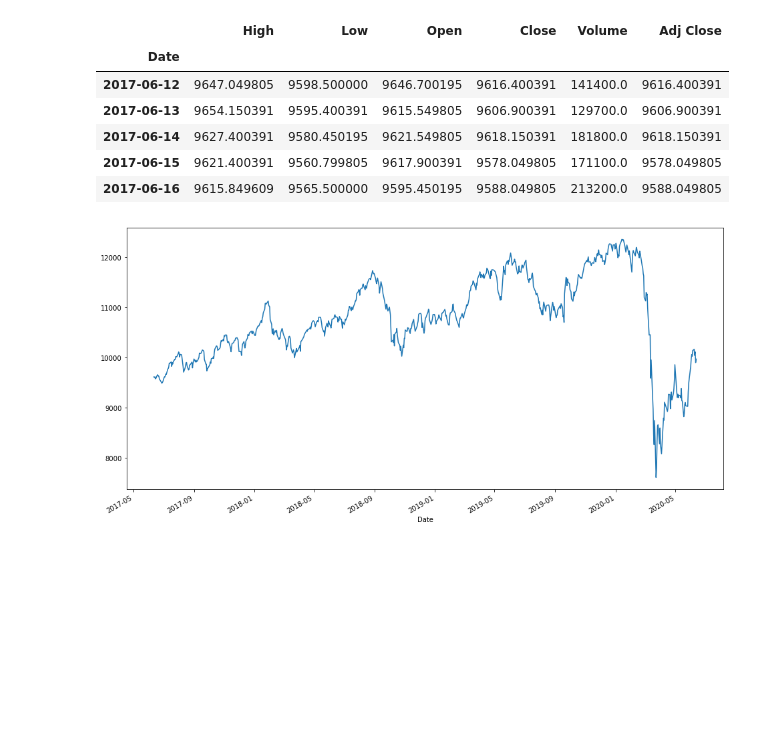
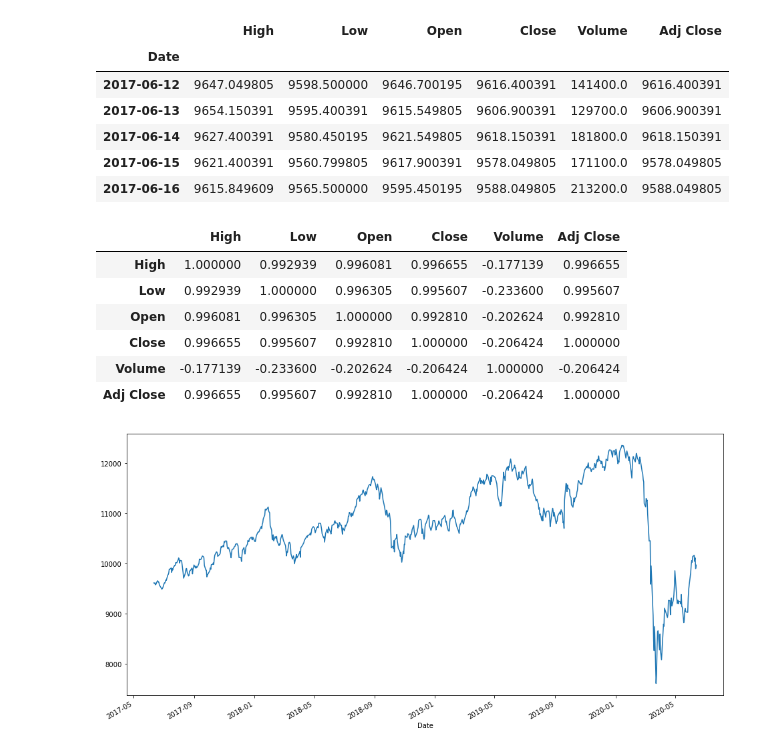
Before and after one commit to provats/NIFTY-Timeseries-prediction, a Jupyter notebook: Regression/Simple Linear Regression/simple_linear_regression.ipynb, the cells around one changed output. Saved outputs shown, nothing was run; the diff lists cells and outputs as text; code cells hidden in the pictures; blank space fills up the shorter version.

```diff
--- a/Regression/Simple Linear Regression/simple_linear_regression.ipynb
+++ b/Regression/Simple Linear Regression/simple_linear_regression.ipynb
@@ -24,6 +25,19 @@ data.head()
 | 2017-06-14 | 9627.400391 | 9580.450195 | 9621.549805 | 9618.150391 | 181800.0 | 9618.150391 |
 | 2017-06-15 | 9621.400391 | 9560.799805 | 9617.900391 | 9578.049805 | 171100.0 | 9578.049805 |
 | 2017-06-16 | 9615.849609 | 9565.500000 | 9595.450195 | 9588.049805 | 213200.0 | 9588.049805 |
+# %%
+rs = np.random.RandomState(0)
+df = pd.DataFrame(rs.rand(10, 10))
+corr = data.corr()
+corr.style.background_gradient(cmap='coolwarm')
+# %% [output]
+|  | High | Low | Open | Close | Volume | Adj Close |
+| High | 1.000000 | 0.992939 | 0.996081 | 0.996655 | -0.177139 | 0.996655 |
+| Low | 0.992939 | 1.000000 | 0.996305 | 0.995607 | -0.233600 | 0.995607 |
+| Open | 0.996081 | 0.996305 | 1.000000 | 0.992810 | -0.202624 | 0.992810 |
+| Close | 0.996655 | 0.995607 | 0.992810 | 1.000000 | -0.206424 | 1.000000 |
+| Volume | -0.177139 | -0.233600 | -0.202624 | -0.206424 | 1.000000 | -0.206424 |
+| Adj Close | 0.996655 | 0.995607 | 0.992810 | 1.000000 | -0.206424 | 1.000000 |
 # %%
 plt.figure(figsize=(16,8))
 data['Close'].plot()
```
Also changed, not shown: parts of 8 cells of this notebook.
